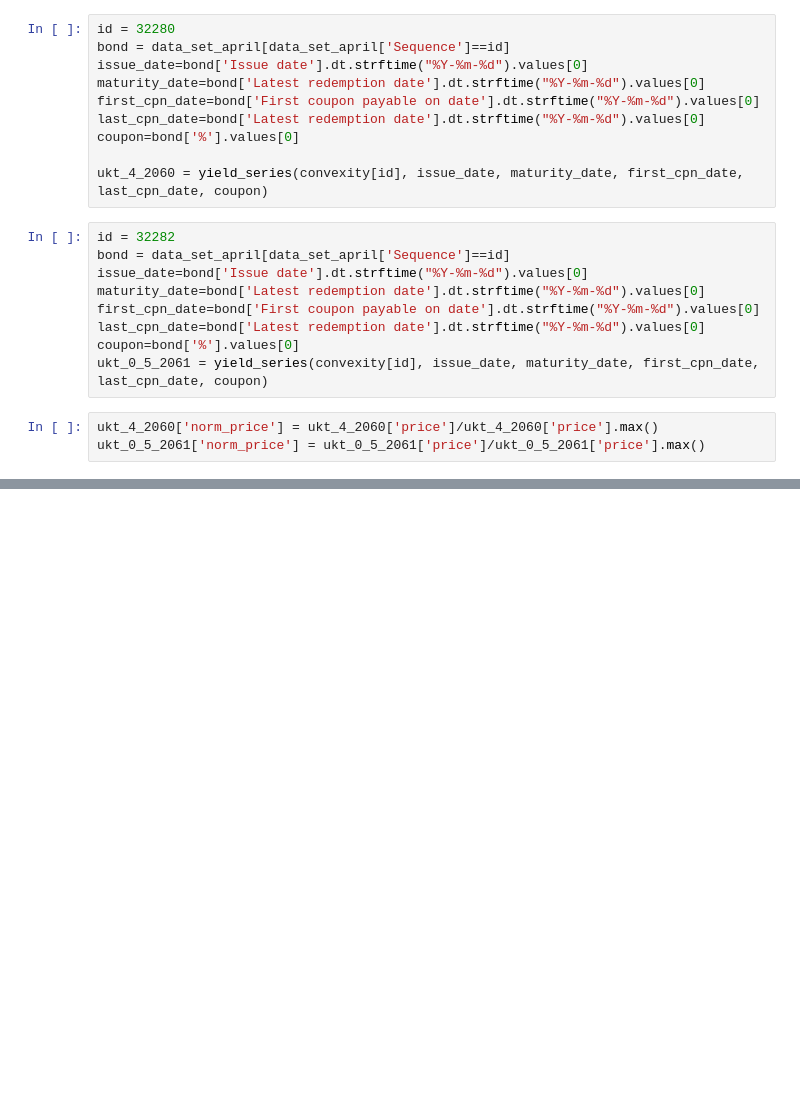
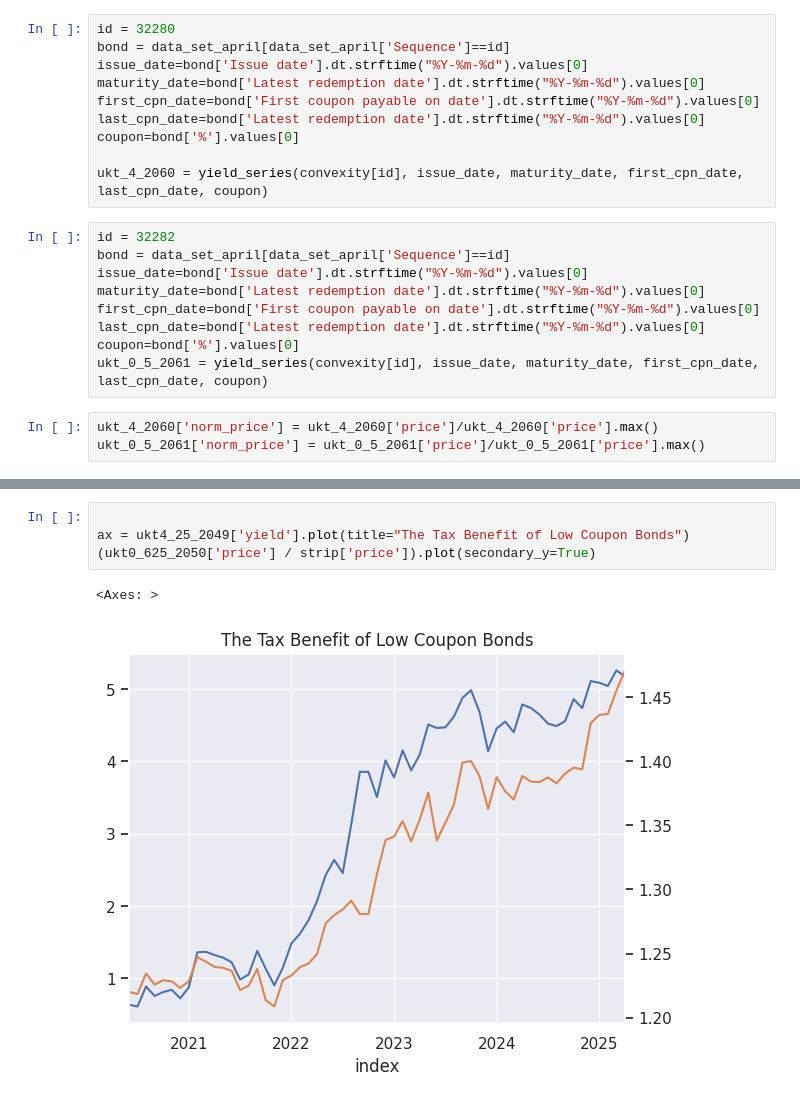
Before and after one commit to cormach/economy, a Jupyter notebook: lme.ipynb, the cells around one changed output, grey strips where cells are left out. Drawn from its saved outputs; the diff is of its cells as text; blank space fills up the shorter version.

```diff
--- a/lme.ipynb
+++ b/lme.ipynb
@@ -309,0 +512,7 @@ ukt_0_5_2061.tail()
+# %%
+
+ax = ukt4_25_2049['yield'].plot(title="The Tax Benefit of Low Coupon Bonds")
+(ukt0_625_2050['price'] / strip['price']).plot(secondary_y=True)
+# %% [output]
+<Axes: >
+[figure, added]
```
Also changed, not shown: parts of 76 cells of this notebook, 1 other file.
